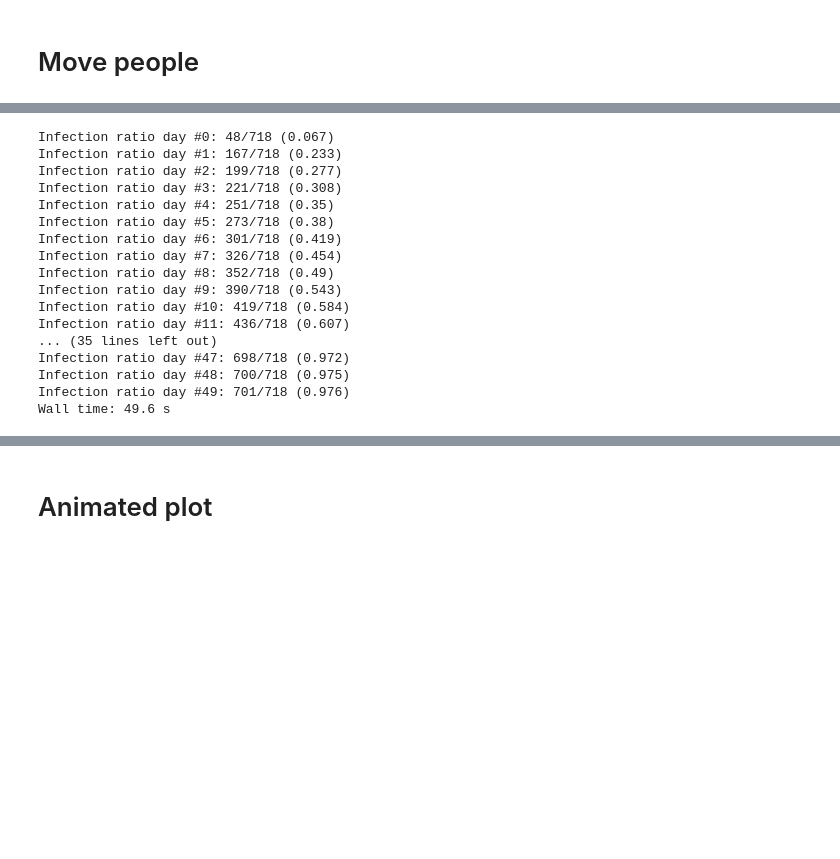
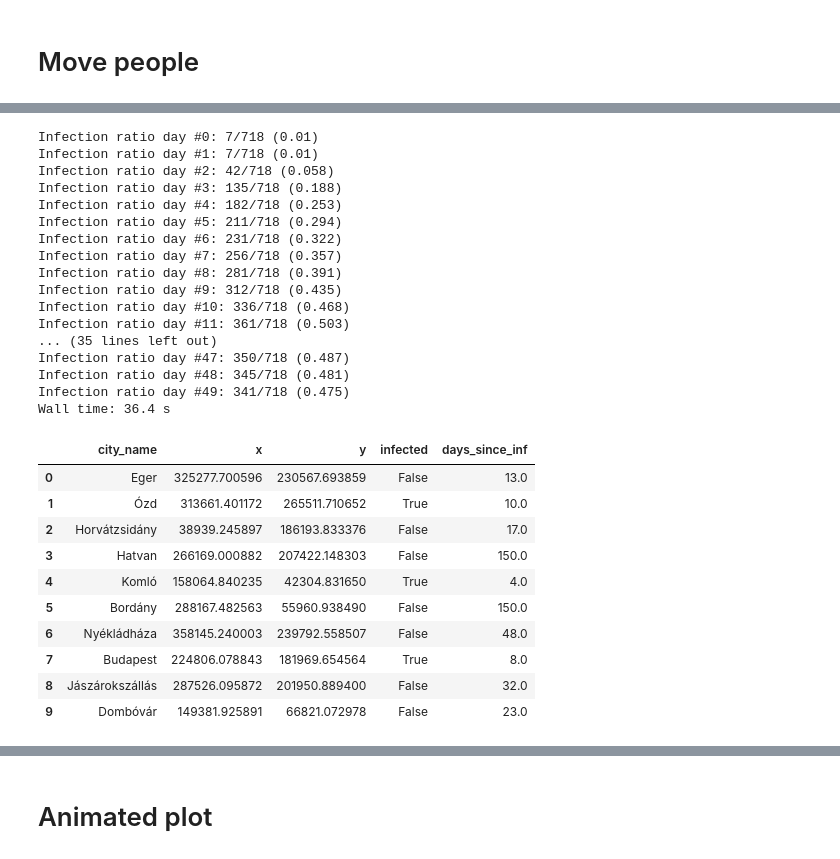
Before and after one commit to csomarita/CovidSimulation, a Jupyter notebook: main.ipynb, the cells around one changed output, grey strips where cells are left out. Saved outputs shown, nothing was run; the diff lists cells and outputs as text; code cells hidden in the pictures; blank space fills up the shorter version.

```diff
--- a/main.ipynb
+++ b/main.ipynb
@@ -161,11 +169,20 @@ Infection ratio: 10/718 (0.013927576601671309)
 # %%
 %%time
-people_frames = [people.copy(deep=True)]
+
+#################
+# VARIABLES
+#################
 # simulate 50 days
 simulated_days = 50
 # 10% move between cities, 20% move inside city
 intercity_move_prob = 0.1
 intracity_move_prob = 0.2
+infection_probability = 0.2
+infection_length = 10
+#################
+
+people_frames = [people.copy(deep=True)]
+number_of_infected = [people.infected.sum()]
 
 # move probability
 move_prob = intercity_move_prob + intracity_move_prob
@@ -200,28 +217,49 @@ for day in range(simulated_days):
         people_to_infect = people.loc[(people['city_name'] == city) & (people['infected'] == False)]
 
         for j in range(len(people_to_infect)):
-            people_to_infect['infected'].values[j] = True if random.random() < 0.2 else False
+            infect_decision = True if random.random() < infection_probability else False
+            if infect_decision is True:
+                people_to_infect['infected'].values[j] = True
+                people_to_infect['days_since_inf'].values[j] = 0
 
         people.update(people_to_infect)
+    people['days_since_inf'] = people['days_since_inf'].add(1)
+    people_frames.append(people.copy())
+    number_of_infected.append(people.infected.sum())
 
+    # healing
+    people.loc[people["days_since_inf"] > infection_length, "infected"] = False
 
-    people_frames.append(people.copy())
     print("Infection ratio day #{}: {}/{} ({})".format(day, people.infected.sum(), len(people), round(people.infected.sum()/len(people),3)))
 # %% [output]
-Infection ratio day #0: 48/718 (0.067)
-Infection ratio day #1: 167/718 (0.233)
-Infection ratio day #2: 199/718 (0.277)
-Infection ratio day #3: 221/718 (0.308)
-Infection ratio day #4: 251/718 (0.35)
-Infection ratio day #5: 273/718 (0.38)
-Infection ratio day #6: 301/718 (0.419)
-Infection ratio day #7: 326/718 (0.454)
-Infection ratio day #8: 352/718 (0.49)
-Infection ratio day #9: 390/718 (0.543)
-Infection ratio day #10: 419/718 (0.584)
-Infection ratio day #11: 436/718 (0.607)
+Infection ratio day #0: 7/718 (0.01)
+Infection ratio day #1: 7/718 (0.01)
+Infection ratio day #2: 42/718 (0.058)
+Infection ratio day #3: 135/718 (0.188)
+Infection ratio day #4: 182/718 (0.253)
+Infection ratio day #5: 211/718 (0.294)
+Infection ratio day #6: 231/718 (0.322)
+Infection ratio day #7: 256/718 (0.357)
+Infection ratio day #8: 281/718 (0.391)
+Infection ratio day #9: 312/718 (0.435)
+Infection ratio day #10: 336/718 (0.468)
+Infection ratio day #11: 361/718 (0.503)
 ... (35 lines left out)
-Infection ratio day #47: 698/718 (0.972)
-Infection ratio day #48: 700/718 (0.975)
-Infection ratio day #49: 701/718 (0.976)
-Wall time: 49.6 s
+Infection ratio day #47: 350/718 (0.487)
+Infection ratio day #48: 345/718 (0.481)
+Infection ratio day #49: 341/718 (0.475)
+Wall time: 36.4 s
+# %%
+people.head(10)
+# %% [output]
+|  | city_name | x | y | infected | days_since_inf |
+| 0 | Eger | 325277.700596 | 230567.693859 | False | 13.0 |
+| 1 | Ózd | 313661.401172 | 265511.710652 | True | 10.0 |
+| 2 | Horvátzsidány | 38939.245897 | 186193.833376 | False | 17.0 |
+| 3 | Hatvan | 266169.000882 | 207422.148303 | False | 150.0 |
+| 4 | Komló | 158064.840235 | 42304.831650 | True | 4.0 |
+| 5 | Bordány | 288167.482563 | 55960.938490 | False | 150.0 |
+| 6 | Nyékládháza | 358145.240003 | 239792.558507 | False | 48.0 |
+| 7 | Budapest | 224806.078843 | 181969.654564 | True | 8.0 |
+| 8 | Jászárokszállás | 287526.095872 | 201950.889400 | False | 32.0 |
+| 9 | Dombóvár | 149381.925891 | 66821.072978 | False | 23.0 |
```
Also changed, not shown: parts of 5 cells of this notebook.
